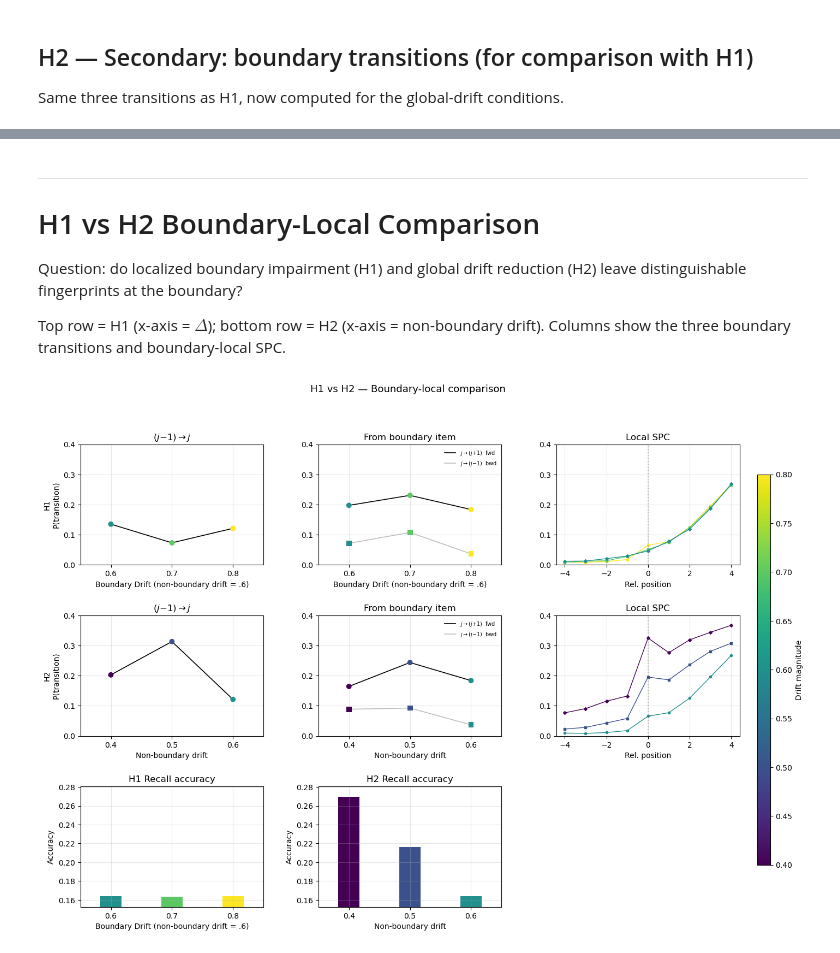
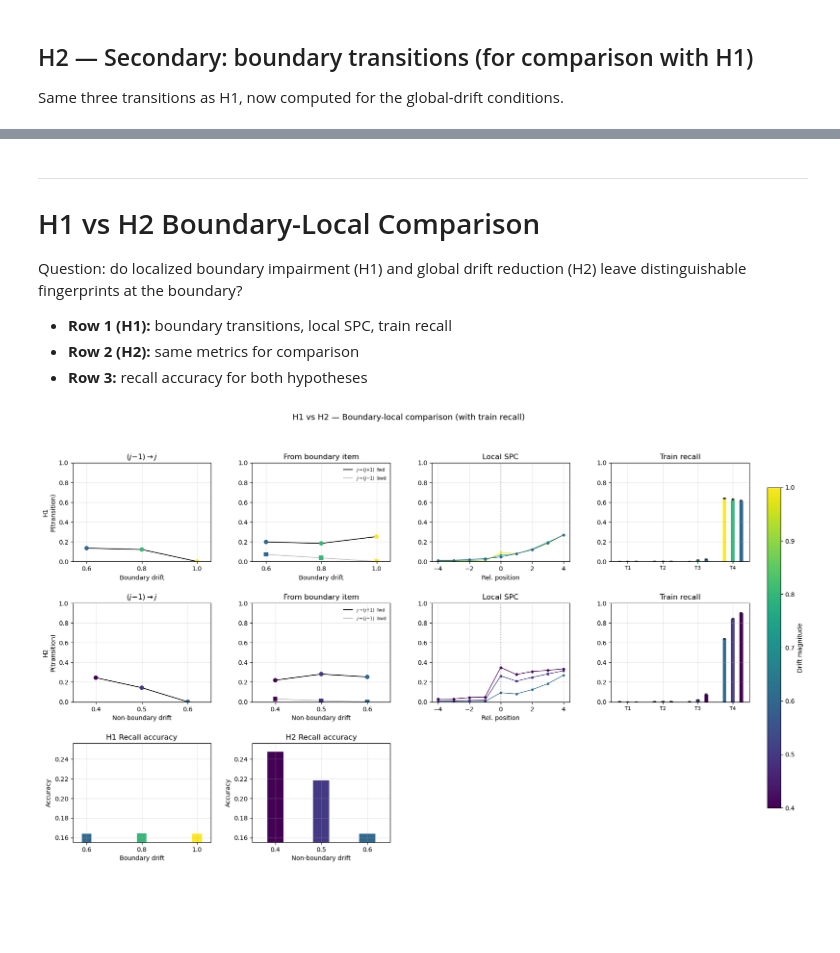
Before and after one commit to beaverjuly/PTSD_MemorySegmentation, a Jupyter notebook: external/CMR_SEM/CMR_boundary_sim/CMR_boundary_sim.ipynb, the cells around one changed output, grey strips where cells are left out. Drawn from its saved outputs; the diff is of its cells as text; code cells hidden in the pictures; blank space fills up the shorter version.

```diff
--- a/external/CMR_SEM/CMR_boundary_sim/CMR_boundary_sim.ipynb
+++ b/external/CMR_SEM/CMR_boundary_sim/CMR_boundary_sim.ipynb
@@ -80,6 +64,8 @@ position_conditional_crp = met.position_conditional_crp
 boundary_transition      = met.boundary_transition
 boundary_local_spc       = met.boundary_local_spc
 summarize_condition_metrics = met.summarize_condition_metrics
+compute_train_recall     = met.compute_train_recall
+mean_train_recall        = met.mean_train_recall
 
 positions = np.arange(1, N + 1)
 bps = BOUNDARY_POSITIONS
@@ -115,7 +103,7 @@ for b_non, b_bdy in h2_params:
 
 # ── Unified viridis colour scheme by drift MAGNITUDE, range 0.4–0.8 ──
 cmap = plt.get_cmap('viridis')
-DRIFT_NORM = mpl.colors.Normalize(vmin=0.4, vmax=0.8)
+DRIFT_NORM = mpl.colors.Normalize(vmin=0.4, vmax=1.0)
 
 # H1: colour key = boundary-item drift magnitude B_j = 0.6 + Δ
 B_NON = 0.6
@@ -331,7 +307,7 @@ plt.show()
 SPC in a local window around each boundary, averaged across
 all three boundary positions.
 # %%
-fig, ax = plt.subplots(figsize=(6, 4.5))
+fig, ax = plt.subplots(figsize=(8, 4))
 
 for label, res in h1_results.items():
     rel, mspc, se = boundary_local_spc(res['recall_sims'], N)
@@ -382,7 +412,7 @@ plt.show()
 # %% [markdown]
 ## H1 — Secondary summary: PFR
 # %%
-fig, ax = plt.subplots(figsize=(10, 4.5))
+fig, ax = plt.subplots(figsize=(8, 5))
 
 for label, res in h1_results.items():
     pfr = compute_pfr(res['recall_sims'], N)
@@ -831,11 +922,11 @@ Question: do localized boundary impairment (H1) and
 global drift reduction (H2) leave distinguishable fingerprints
 at the boundary?
 
-Top row = H1 (x-axis = $\Delta$); bottom row = H2 (x-axis =
-non-boundary drift).  Columns show the three boundary
-transitions and boundary-local SPC.
+- **Row 1 (H1):** boundary transitions, local SPC, train recall
+- **Row 2 (H2):** same metrics for comparison
+- **Row 3:** recall accuracy for both hypotheses
 # %%
-fig, axs = plt.subplots(3, 3, figsize=(16, 11))
+fig, axs = plt.subplots(3, 4, figsize=(20, 11))
 fig.subplots_adjust(right=0.88, wspace=0.30, hspace=0.42)
 
 # ── Row 0: H1 ──
@@ -845,10 +936,10 @@ h1_pc = [cmap(DRIFT_NORM(v)) for v in h1_x_drift]
 axs[0, 0].plot(h1_x_drift, y_h1_pre, lw=1.2, color='black', zorder=2)
 axs[0, 0].scatter(h1_x_drift, y_h1_pre, c=h1_pc, s=50,
                   edgecolor='none', zorder=3)
-axs[0, 0].set(xlabel=r'Boundary Drift (non-boundary drift = .6)',
+axs[0, 0].set(xlabel=r'Boundary drift',
               title=r'$(j{-}1) \to j$')
-axs[0, 0].set_xlim(0.55, 0.85)
-axs[0, 0].set_xticks([0.6, 0.7, 0.8])
+axs[0, 0].set_xlim(0.55, 1.05)
+axs[0, 0].set_xticks([0.6, 0.8, 1.0])
 
 y_h1_back = [h1_bdy_back[f'Δ = {d:.1f}'] for d in h1_deltas]
 y_h1_fwd  = [h1_bdy_fwd[f'Δ = {d:.1f}']  for d in h1_deltas]
@@ -860,10 +951,10 @@ axs[0, 1].scatter(h1_x_drift, y_h1_fwd, c=h1_pc, s=50,
                   edgecolor='none', zorder=3)
 axs[0, 1].scatter(h1_x_drift, y_h1_back, c=h1_pc, s=50,
                   marker='s', edgecolor='none', zorder=3)
-axs[0, 1].set(xlabel=r'Boundary Drift (non-boundary drift = .6)',
+axs[0, 1].set(xlabel=r'Boundary drift',
               title='From boundary item')
-axs[0, 1].set_xlim(0.55, 0.85)
-axs[0, 1].set_xticks([0.6, 0.7, 0.8])
+axs[0, 1].set_xlim(0.55, 1.05)
+axs[0, 1].set_xticks([0.6, 0.8, 1.0])
 axs[0, 1].legend(frameon=False, fontsize=7)
 
 for label, res in h1_results.items():
@@ -873,6 +964,18 @@ for label, res in h1_results.items():
                    color=c, lw=1, ms=3)
 axs[0, 2].axvline(0, color='gray', ls=':', alpha=0.5)
 axs[0, 2].set(xlabel='Rel. position', title='Local SPC')
+
+# H1 train recall
+ref_ids = list(h1_train_data.values())[0][0]
+n_cond = len(h1_train_data)
+offsets = np.linspace(-0.12 * (n_cond - 1), 0.12 * (n_cond - 1), n_cond)
+for i, (label, (t_ids, bounds, m_tr, se_tr)) in enumerate(h1_train_data.items()):
+    c = cmap(DRIFT_NORM(h1_drift_mag[label]))
+    axs[0, 3].bar(t_ids + offsets[i], m_tr, width=0.11, yerr=se_tr,
+                  capsize=2, color=c, edgecolor='white', linewidth=0.5)
+axs[0, 3].set_xticks(ref_ids)
+axs[0, 3].set_xticklabels([f"T{t}" for t in ref_ids], fontsize=8)
+axs[0, 3].set(title='Train recall')
 
 # ── Row 1: H2 ──
 h2_x = [p[0] for p in h2_params]
@@ -911,20 +1014,32 @@ for label, res in h2_results.items():
 axs[1, 2].axvline(0, color='gray', ls=':', alpha=0.5)
 axs[1, 2].set(xlabel='Rel. position', title='Local SPC')
 
+# H2 train recall
+ref_ids_h2 = list(h2_train_data.values())[0][0]
+n_cond_h2 = len(h2_train_data)
+offsets_h2 = np.linspace(-0.12 * (n_cond_h2 - 1), 0.12 * (n_cond_h2 - 1), n_cond_h2)
+for i, (label, (t_ids, bounds, m_tr, se_tr)) in enumerate(h2_train_data.items()):
+    c = cmap(DRIFT_NORM(h2_drift_mag[label]))
+    axs[1, 3].bar(t_ids + offsets_h2[i], m_tr, width=0.11, yerr=se_tr,
+                  capsize=2, color=c, edgecolor='white', linewidth=0.5)
+axs[1, 3].set_xticks(ref_ids_h2)
+axs[1, 3].set_xticklabels([f"T{t}" for t in ref_ids_h2], fontsize=8)
+axs[1, 3].set(title='Train recall')
+
 # ── Row 2: Recall accuracy bars ──
 # H1
 h1_accs = [recall_accuracy(h1_results[f'Δ = {d:.1f}']['recall_sims'], N)
            for d in h1_deltas]
 axs[2, 0].bar(h1_x_drift, h1_accs, width=0.035, color=h1_pc, edgecolor='none')
-axs[2, 0].set(xlabel=r'Boundary Drift (non-boundary drift = .6)',
+axs[2, 0].set(xlabel=r'Boundary drift',
               ylabel='Accuracy',
               title='H1 Recall accuracy')
-axs[2, 0].set_xlim(0.55, 0.85)
-axs[2, 0].set_xticks([0.6, 0.7, 0.8])
+axs[2, 0].set_xlim(0.55, 1.05)
+axs[2, 0].set_xticks([0.6, 0.8, 1.0])
 
 # H2
-h2_labels = list(h2_results.keys())
-h2_accs = [recall_accuracy(h2_results[l]['recall_sims'], N) for l in h2_labels]
+h2_labels_list = list(h2_results.keys())
+h2_accs = [recall_accuracy(h2_results[l]['recall_sims'], N) for l in h2_labels_list]
 axs[2, 1].bar(h2_x, h2_accs, width=0.035, color=h2_pc, edgecolor='none')
 axs[2, 1].set(xlabel='Non-boundary drift',
               ylabel='Accuracy',
@@ -932,38 +1047,39 @@ axs[2, 1].set(xlabel='Non-boundary drift',
 axs[2, 1].set_xlim(0.35, 0.65)
 axs[2, 1].set_xticks([0.4, 0.5, 0.6])
 
-# Blank panel
+# Blank panels
 axs[2, 2].axis('off')
+axs[2, 3].axis('off')
 
 # ── Force y-ranges ──
 for r in [0, 1]:
-    for c in range(3):
-        axs[r, c].set_ylim(0.0, 0.40)
+    for c in range(4):
+        axs[r, c].set_ylim(0.0, 1.0)
 
 # Accuracy row can have its own scale
 acc_min = min(h1_accs + h2_accs)
 acc_max = max(h1_accs + h2_accs)
 pad = max(0.005, 0.1 * (acc_max - acc_min))
 axs[2, 0].set_ylim(max(0, acc_min - pad), acc_max + pad)
 axs[2, 1].set_ylim(max(0, acc_min - pad), acc_max + pad)
 
 # Labels and grid
 for i, lbl in enumerate(['H1', 'H2']):
     axs[i, 0].set_ylabel(f'{lbl}\nP(transition)')
     for ax in axs[i]:
         ax.grid(alpha=0.3)
 
 axs[2, 0].grid(alpha=0.3)
 axs[2, 1].grid(alpha=0.3)
 
 # Colorbar
 cax = fig.add_axes([0.90, 0.18, 0.015, 0.65])
 sm = mpl.cm.ScalarMappable(norm=DRIFT_NORM, cmap=cmap)
 sm.set_array([])
 cbar = fig.colorbar(sm, cax=cax)
 cbar.set_label('Drift magnitude')
 
-fig.suptitle('H1 vs H2 — Boundary-local comparison', fontsize=13)
+fig.suptitle('H1 vs H2 — Boundary-local comparison (with train recall)', fontsize=13)
 plt.show()
 # %% [output]
-[figure, old version]
+[figure, new version]
```
Also changed, not shown: parts of 31 cells of this notebook, 8 other files.
